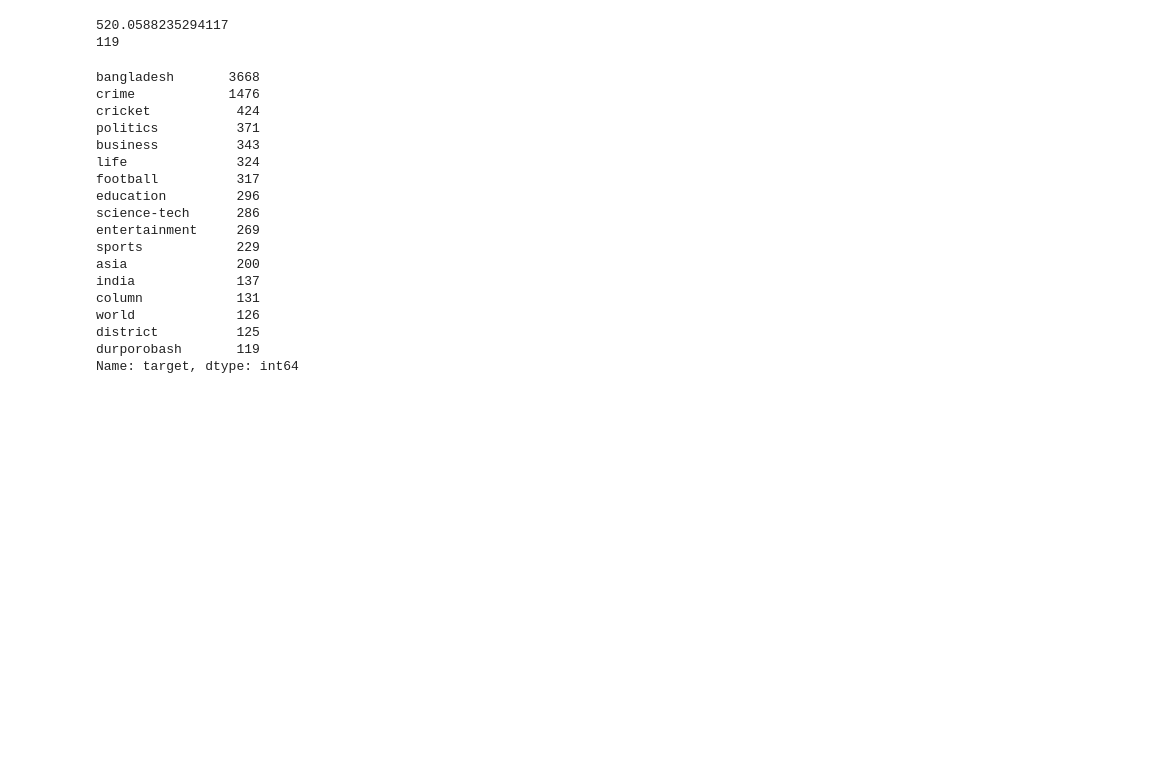
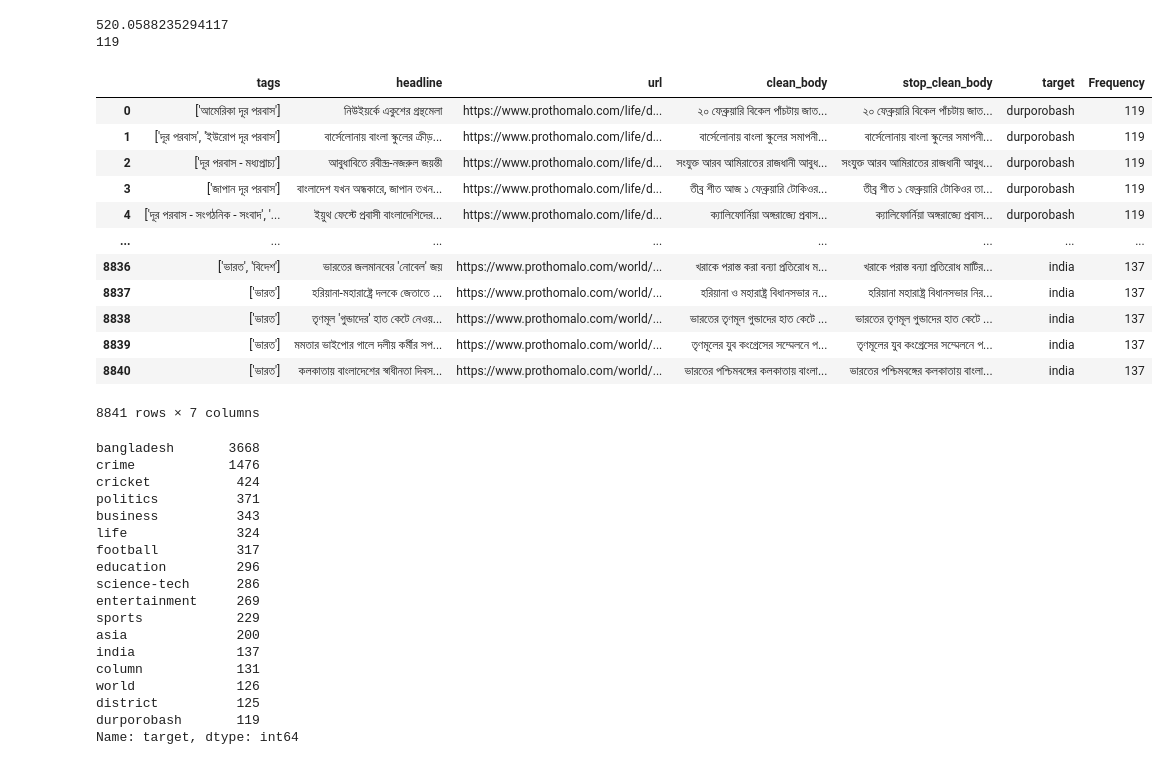
Before and after one commit to Mehedi-Bin-Hafiz/BanglaNewsPaperRecommendationSystem, a Jupyter notebook: data_preprocessing/target_manipulation.ipynb, the cells around one changed output. Saved outputs shown, nothing was run; the diff lists cells and outputs as text; code cells hidden in the pictures; blank space fills up the shorter version.

```diff
--- a/data_preprocessing/target_manipulation.ipynb
+++ b/data_preprocessing/target_manipulation.ipynb
@@ -97,6 +112,21 @@ print(len(df[df.target == 'durporobash']))
 # %%
 ### merge with final ##
 df2 = df.merge(taken_df, on='target')
+df2
+# %% [output]
+|  | tags | headline | url | clean_body | stop_clean_body | target | Frequency |
+| 0 | ['আমেরিকা দূর পরবাস'] | নিউইয়র্কে একুশের গ্রন্থমেলা | https://www.prothomalo.com/life/d... | ২০ ফেব্রুয়ারি বিকেল পাঁচটায় জাত... | ২০ ফেব্রুয়ারি বিকেল পাঁচটায় জাত... | durporobash | 119 |
+| 1 | ['দূর পরবাস', 'ইউরোপ দূর পরবাস'] | বার্সেলোনায় বাংলা স্কুলের ক্রীড়... | https://www.prothomalo.com/life/d... | বার্সেলোনায় বাংলা স্কুলের সমাপনী... | বার্সেলোনায় বাংলা স্কুলের সমাপনী... | durporobash | 119 |
+| 2 | ['দূর পরবাস - মধ্যপ্রাচ্য'] | আবুধাবিতে রবীন্দ্র-নজরুল জয়ন্তী | https://www.prothomalo.com/life/d... | সংযুক্ত আরব আমিরাতের রাজধানী আবুধ... | সংযুক্ত আরব আমিরাতের রাজধানী আবুধ... | durporobash | 119 |
+| 3 | ['জাপান দূর পরবাস'] | বাংলাদেশ যখন অন্ধকারে, জাপান তখন... | https://www.prothomalo.com/life/d... | তীব্র শীত আজ ১ ফেব্রুয়ারি টোকিওর... | তীব্র শীত ১ ফেব্রুয়ারি টোকিওর তা... | durporobash | 119 |
+| 4 | ['দূর পরবাস - সংগঠনিক - সংবাদ', '... | ইয়ুথ ফেস্টে প্রবাসী বাংলাদেশিদের... | https://www.prothomalo.com/life/d... | ক্যালিফোর্নিয়া অঙ্গরাজ্যে প্রবাস... | ক্যালিফোর্নিয়া অঙ্গরাজ্যে প্রবাস... | durporobash | 119 |
+| ... | ... | ... | ... | ... | ... | ... | ... |
+| 8836 | ['ভারত', 'বিদেশ'] | ভারতের জলমানবের 'নোবেল' জয় | https://www.prothomalo.com/world/... | খরাকে পরাস্ত করা বন্যা প্রতিরোধ ম... | খরাকে পরাস্ত বন্যা প্রতিরোধ মাটির... | india | 137 |
+| 8837 | ['ভারত'] | হরিয়ানা-মহারাষ্ট্রে দলকে জেতাতে ... | https://www.prothomalo.com/world/... | হরিয়ানা ও মহারাষ্ট্র বিধানসভার ন... | হরিয়ানা মহারাষ্ট্র বিধানসভার নির... | india | 137 |
+| 8838 | ['ভারত'] | তৃণমূল 'গুন্ডাদের' হাত কেটে নেওয়... | https://www.prothomalo.com/world/... | ভারতের তৃণমূল গুন্ডাদের হাত কেটে ... | ভারতের তৃণমূল গুন্ডাদের হাত কেটে ... | india | 137 |
+| 8839 | ['ভারত'] | মমতার ভাইপোর গালে দলীয় কর্মীর সপ... | https://www.prothomalo.com/world/... | তৃণমূলের যুব কংগ্রেসের সম্মেলনে প... | তৃণমূলের যুব কংগ্রেসের সম্মেলনে প... | india | 137 |
+| 8840 | ['ভারত'] | কলকাতায় বাংলাদেশের স্বাধীনতা দিবস... | https://www.prothomalo.com/world/... | ভারতের পশ্চিমবঙ্গের কলকাতায় বাংলা... | ভারতের পশ্চিমবঙ্গের কলকাতায় বাংলা... | india | 137 |
+8841 rows × 7 columns
 # %%
 del df2['Frequency']
 # %%
```
Also changed, not shown: parts of 4 cells of this notebook, 5 other files.
